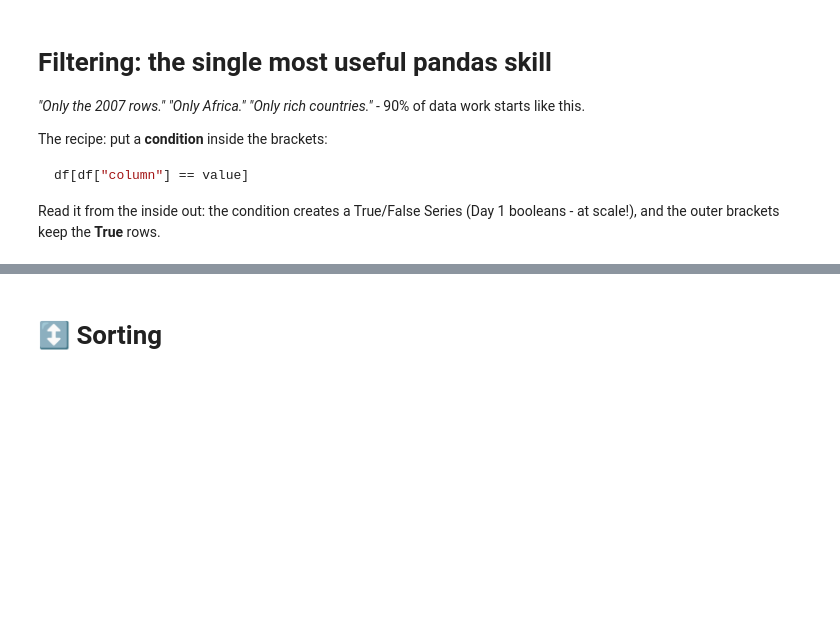
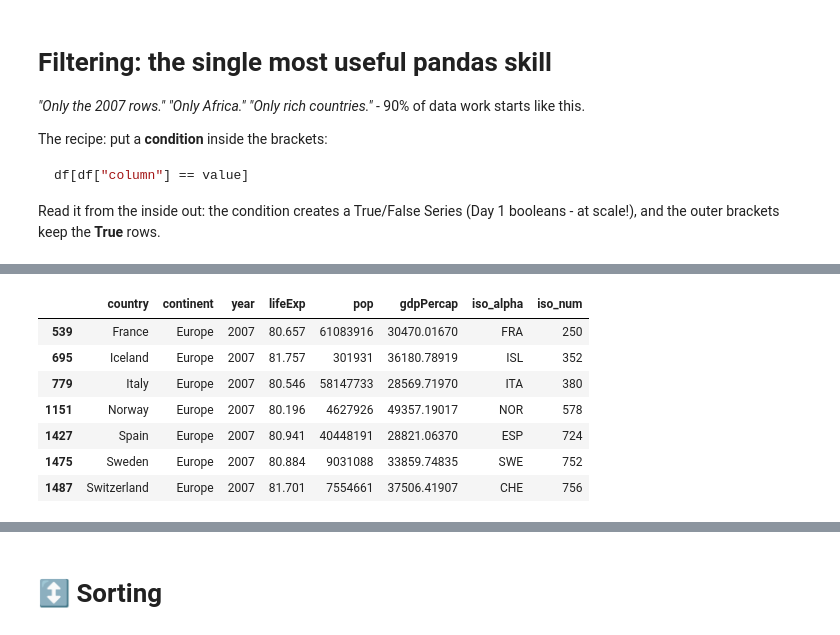
Before and after one commit to aelshehawy/gesis-python-2026, a Jupyter notebook: Day 3/Sessions/Day3_Session5_Pandas.ipynb, the cells around one changed output, grey strips where cells are left out. Drawn from its saved outputs; the diff is of its cells as text; code cells hidden in the pictures; blank space fills up the shorter version.

```diff
--- a/Day 3/Sessions/Day3_Session5_Pandas.ipynb
+++ b/Day 3/Sessions/Day3_Session5_Pandas.ipynb
@@ -188,2 +419,16 @@ gm2007[(gm2007["continent"] == "Europe") & (gm2007["lifeExp"] > 80)]
+# %%
+#save in a new df
+
+df2=gm2007[(gm2007["continent"] == "Europe") & (gm2007["lifeExp"] > 80)]
+df2
+# %% [output]
+|  | country | continent | year | lifeExp | pop | gdpPercap | iso_alpha | iso_num |
+| 539 | France | Europe | 2007 | 80.657 | 61083916 | 30470.01670 | FRA | 250 |
+| 695 | Iceland | Europe | 2007 | 81.757 | 301931 | 36180.78919 | ISL | 352 |
+| 779 | Italy | Europe | 2007 | 80.546 | 58147733 | 28569.71970 | ITA | 380 |
+| 1151 | Norway | Europe | 2007 | 80.196 | 4627926 | 49357.19017 | NOR | 578 |
+| 1427 | Spain | Europe | 2007 | 80.941 | 40448191 | 28821.06370 | ESP | 724 |
+| 1475 | Sweden | Europe | 2007 | 80.884 | 9031088 | 33859.74835 | SWE | 752 |
+| 1487 | Switzerland | Europe | 2007 | 81.701 | 7554661 | 37506.41907 | CHE | 756 |
 # %%
 # A handy shortcut: .isin() for "is one of these values"
```
Also changed, not shown: parts of 35 cells of this notebook, 4 other files.
